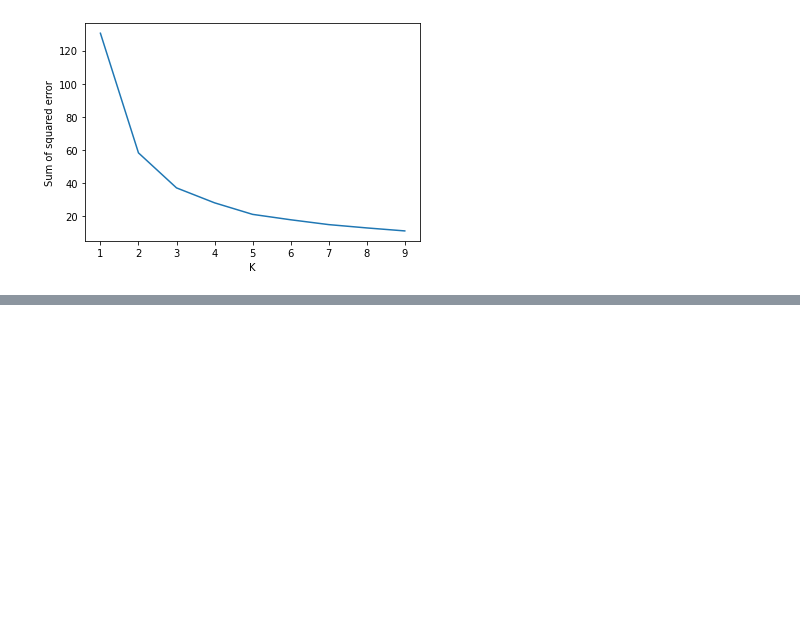
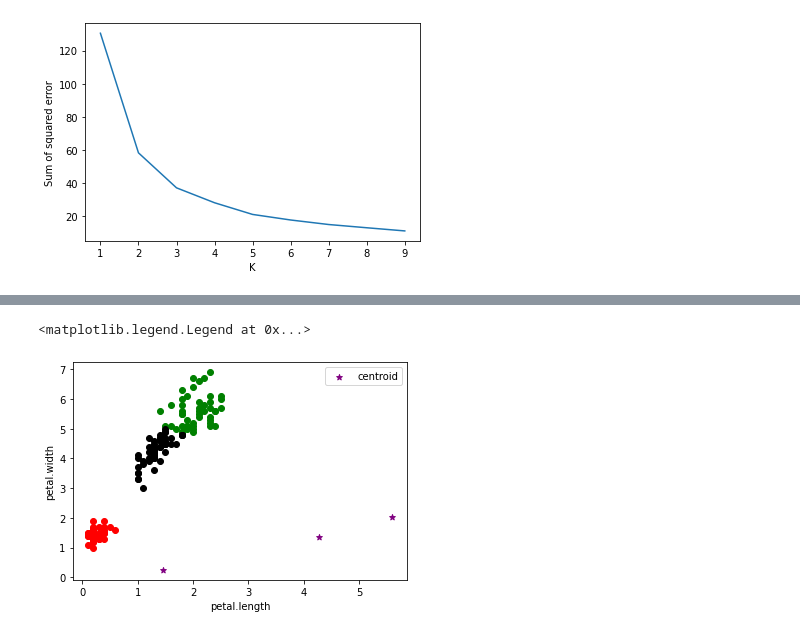
Before and after one commit to nvantien/K-means-Clustering, a Jupyter notebook: b-i-t-p.ipynb, the cells around one changed output, grey strips where cells are left out. Drawn from its saved outputs; the diff is of its cells as text; code cells hidden in the pictures; blank space fills up the shorter version.

```diff
--- a/b-i-t-p.ipynb
+++ b/b-i-t-p.ipynb
@@ -84,0 +94,6 @@ plt.plot(k_rng,sse)
+# %%
+km = KMeans(n_clusters=3)
+y_predicted = km.fit_predict(df[['petal.length','petal.width']])
+y_predicted
+df['cluster']=y_predicted
+df.head()
@@ -84,0 +107,14 @@ plt.plot(k_rng,sse)
+# %%
+df1 = df[df.cluster==0]
+df2 = df[df.cluster==1]
+df3 = df[df.cluster==2]
+plt.scatter(df1['petal.width'],df1['petal.length'],color='green')
+plt.scatter(df2['petal.width'],df2['petal.length'],color='red')
+plt.scatter(df3['petal.width'],df3['petal.length'],color='black')
+plt.scatter(km.cluster_centers_[:,0],km.cluster_centers_[:,1],color='purple',marker='*',label='centroid')
+plt.xlabel('petal.length')
+plt.ylabel('petal.width')
+plt.legend()
+# %% [output]
+<matplotlib.legend.Legend at 0x...>
+[figure, added]
```
Also changed, not shown: parts of 7 cells of this notebook.
